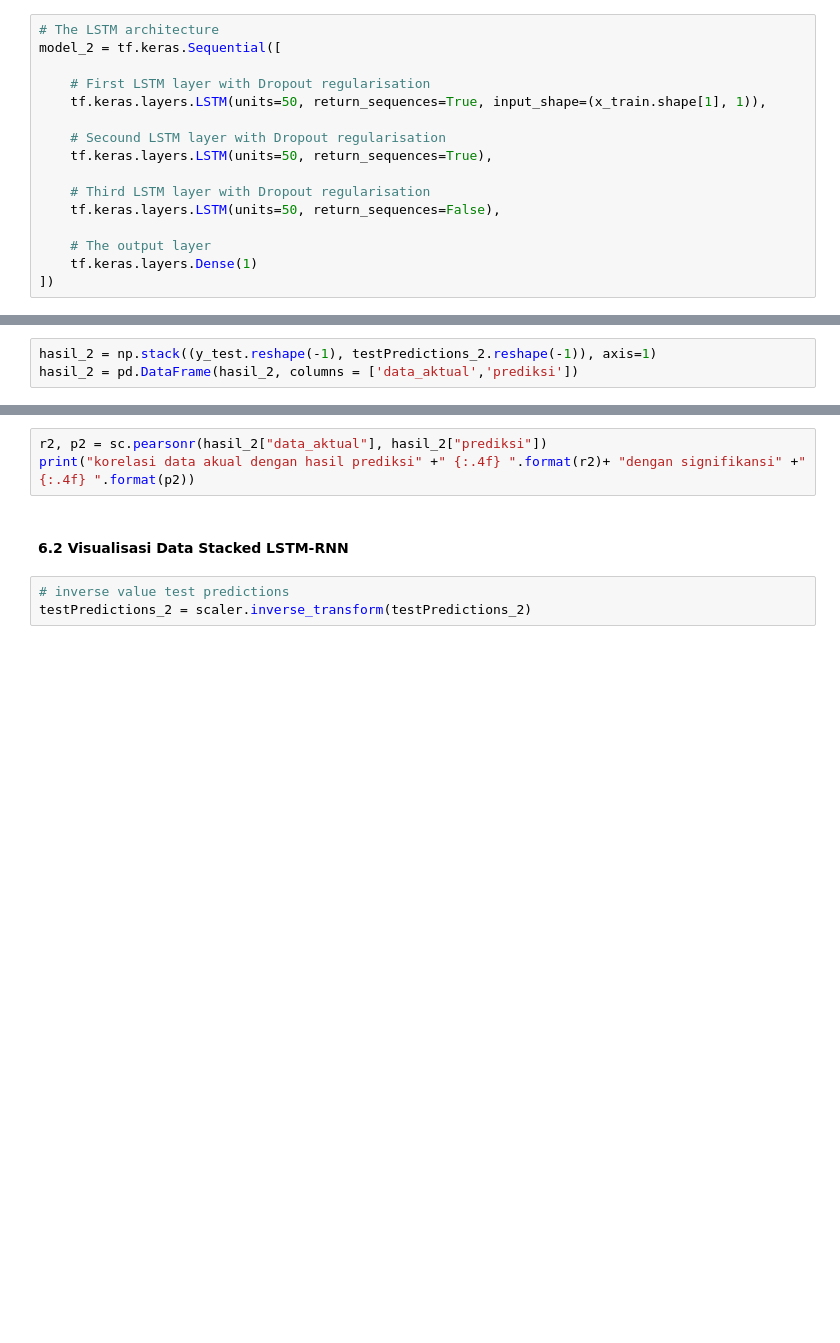
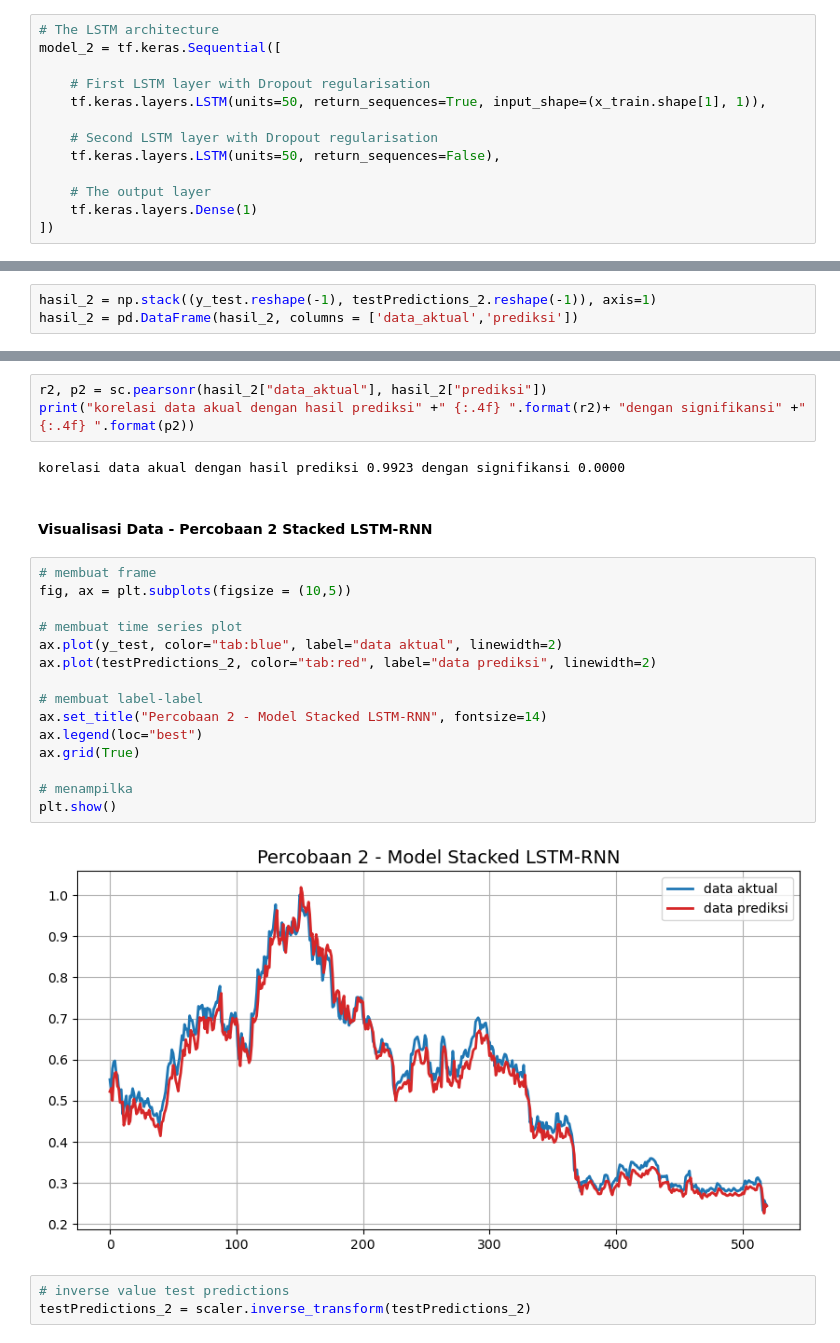
Before and after one commit to kusin/tensorflow-btc-usd-v1, a Jupyter notebook: lstm-rnn percobaan1.ipynb, the cells around one changed output, grey strips where cells are left out. Saved outputs shown, nothing was run; the diff lists cells and outputs as text; blank space fills up the shorter version.

```diff
--- a/lstm-rnn percobaan1.ipynb
+++ b/lstm-rnn percobaan1.ipynb
@@ -335,10 +502,7 @@ model_2 = tf.keras.Sequential([
     # First LSTM layer with Dropout regularisation
     tf.keras.layers.LSTM(units=50, return_sequences=True, input_shape=(x_train.shape[1], 1)),
 
-    # Secound LSTM layer with Dropout regularisation
-    tf.keras.layers.LSTM(units=50, return_sequences=True),
-
-    # Third LSTM layer with Dropout regularisation
+    # Second LSTM layer with Dropout regularisation
     tf.keras.layers.LSTM(units=50, return_sequences=False),
 
     # The output layer
@@ -403,8 +638,27 @@ hasil_2
 # %%
 r2, p2 = sc.pearsonr(hasil_2["data_aktual"], hasil_2["prediksi"])
 print("korelasi data akual dengan hasil prediksi" +" {:.4f} ".format(r2)+ "dengan signifikansi" +" {:.4f} ".format(p2))
+# %% [output]
+korelasi data akual dengan hasil prediksi 0.9923 dengan signifikansi 0.0000
 # %% [markdown]
-#### 6.2 Visualisasi Data Stacked LSTM-RNN
+#### Visualisasi Data - Percobaan 2 Stacked LSTM-RNN
+# %%
+# membuat frame
+fig, ax = plt.subplots(figsize = (10,5))
+
+# membuat time series plot
+ax.plot(y_test, color="tab:blue", label="data aktual", linewidth=2)
+ax.plot(testPredictions_2, color="tab:red", label="data prediksi", linewidth=2)
+
+# membuat label-label
+ax.set_title("Percobaan 2 - Model Stacked LSTM-RNN", fontsize=14)
+ax.legend(loc="best")
+ax.grid(True)
+
+# menampilka
+plt.show()
+# %% [output]
+[figure, added]
 # %%
 # inverse value test predictions
 testPredictions_2 = scaler.inverse_transform(testPredictions_2)
```
Also changed, not shown: parts of 87 cells of this notebook, 2 other files.
